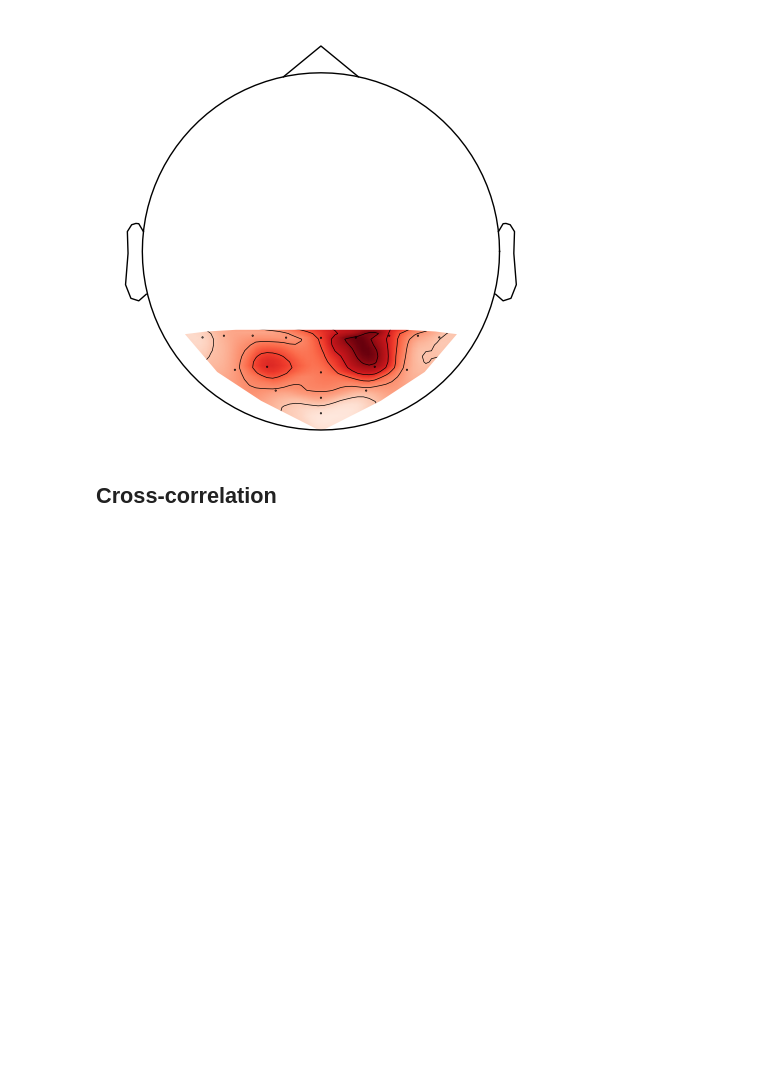
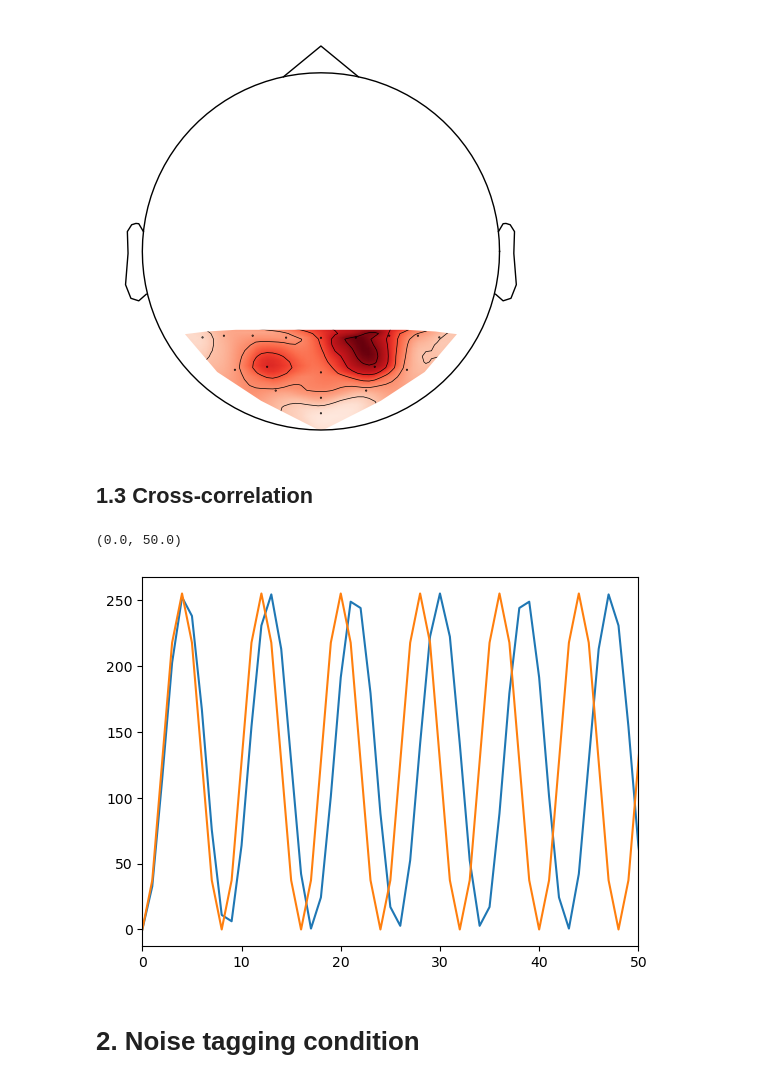
Before and after one commit to LpZamora/RIFT_thesis_expe1, a Jupyter notebook: 3_analysis_template.ipynb, the cells around one changed output. Saved outputs shown, nothing was run; the diff lists cells and outputs as text; code cells hidden in the pictures; blank space fills up the shorter version.

```diff
--- a/3_analysis_template.ipynb
+++ b/3_analysis_template.ipynb
@@ -194,4 +196,36 @@ fig.show()
 [figure]
 [figure]
 # %% [markdown]
-## Cross-correlation
+## 1.3 Cross-correlation
+# %%
+# Reproduce experimental frequency tags
+def generate_freq_tag(tag_frequency):
+    total_time = 10
+    fps_q = 480 * 4
+    lcm_fs = 8 * 120
+    freq = tag_frequency
+
+    if freq == 60 :
+        flickers = (np.sin(np.linspace(-np.pi/2, 3*np.pi/2, 9)) + 1) / 2
+        tex_num = 8
+    elif freq == 56 :
+        flickers = (np.sin(np.linspace(-np.pi/2, -np.pi/2 + 14*2*np.pi, 121)) + 1) / 2
+        tex_num = 120
+    else : raise ValueError('Tag frequency')
+
+    flicker_signal = flickers[:-1]
+    sin_wave_vals = np.tile(flicker_signal, (1, np.ceil(total_time * fps_q / tex_num).astype(int)))
+    sin_wave_vals = sin_wave_vals[0][:-(len(sin_wave_vals[0]) % lcm_fs)] if (len(sin_wave_vals[0]) % lcm_fs) != 0 else sin_wave_vals[0]
+
+    # Scaling luminance levels
+    return sin_wave_vals * 255
+
+# Visual check
+plt.plot(generate_freq_tag(56))
+plt.plot(generate_freq_tag(60))
+plt.xlim(0,50)
+# %% [output]
+(0.0, 50.0)
+[figure, added]
+# %% [markdown]
+# 2. Noise tagging condition
```
Also changed, not shown: parts of 6 cells of this notebook.
